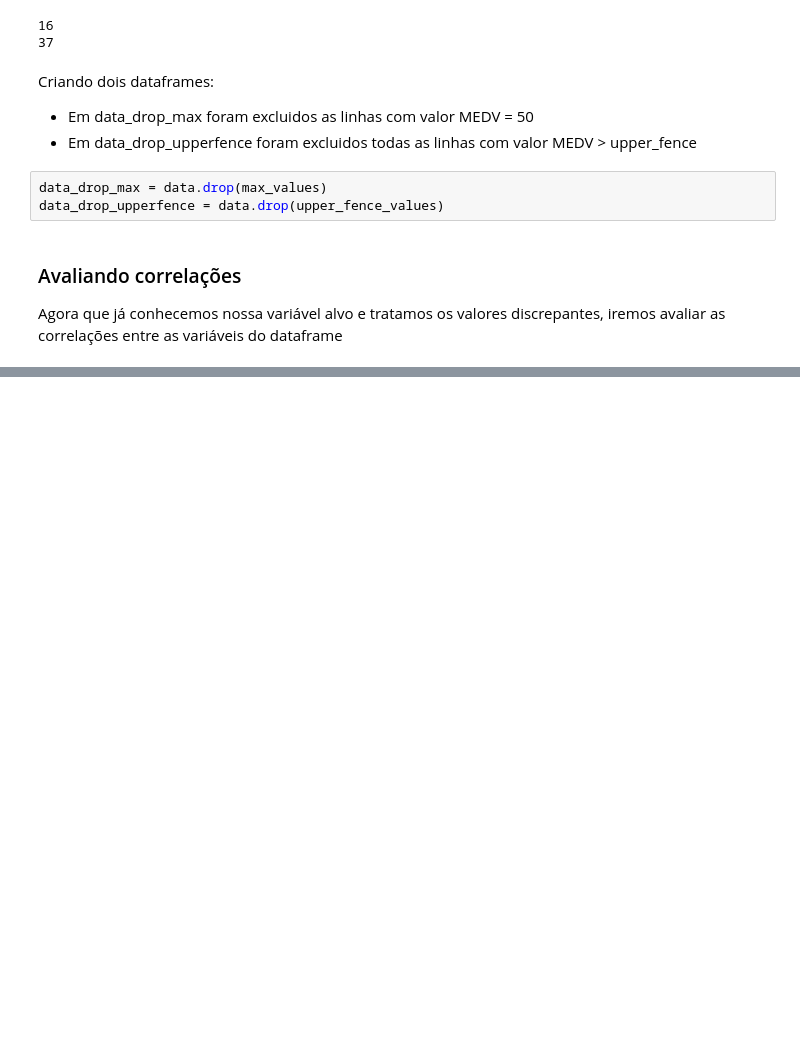
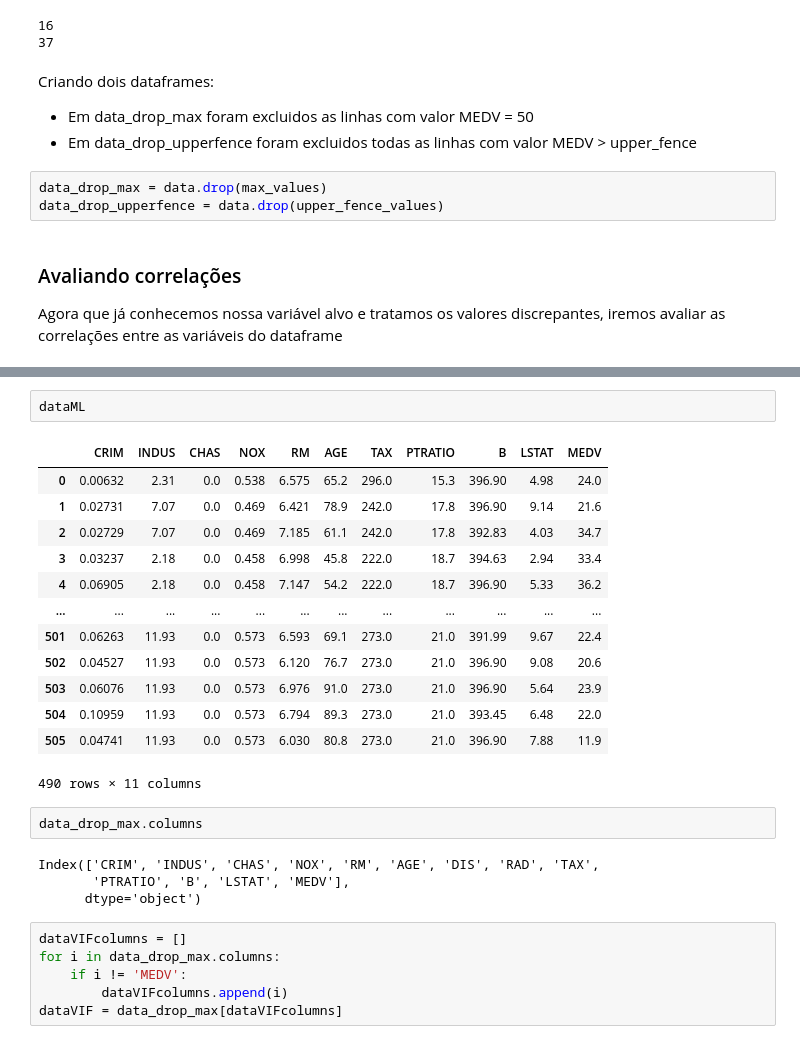
Before and after one commit to DaniloGR91/Semana_DataScience_MinerandoDados, a Jupyter notebook: data_analysis.ipynb, the cells around one changed output, grey strips where cells are left out. Drawn from its saved outputs; the diff is of its cells as text; blank space fills up the shorter version.

```diff
--- a/data_analysis.ipynb
+++ b/data_analysis.ipynb
@@ -160,0 +197,28 @@ Agora que já conhecemos nossa variável alvo e tratamos os valores discrepantes
+# %%
+dataML
+# %% [output]
+|  | CRIM | INDUS | CHAS | NOX | RM | AGE | TAX | PTRATIO | B | LSTAT | MEDV |
+| 0 | 0.00632 | 2.31 | 0.0 | 0.538 | 6.575 | 65.2 | 296.0 | 15.3 | 396.90 | 4.98 | 24.0 |
+| 1 | 0.02731 | 7.07 | 0.0 | 0.469 | 6.421 | 78.9 | 242.0 | 17.8 | 396.90 | 9.14 | 21.6 |
+| 2 | 0.02729 | 7.07 | 0.0 | 0.469 | 7.185 | 61.1 | 242.0 | 17.8 | 392.83 | 4.03 | 34.7 |
+| 3 | 0.03237 | 2.18 | 0.0 | 0.458 | 6.998 | 45.8 | 222.0 | 18.7 | 394.63 | 2.94 | 33.4 |
+| 4 | 0.06905 | 2.18 | 0.0 | 0.458 | 7.147 | 54.2 | 222.0 | 18.7 | 396.90 | 5.33 | 36.2 |
+| ... | ... | ... | ... | ... | ... | ... | ... | ... | ... | ... | ... |
+| 501 | 0.06263 | 11.93 | 0.0 | 0.573 | 6.593 | 69.1 | 273.0 | 21.0 | 391.99 | 9.67 | 22.4 |
+| 502 | 0.04527 | 11.93 | 0.0 | 0.573 | 6.120 | 76.7 | 273.0 | 21.0 | 396.90 | 9.08 | 20.6 |
+| 503 | 0.06076 | 11.93 | 0.0 | 0.573 | 6.976 | 91.0 | 273.0 | 21.0 | 396.90 | 5.64 | 23.9 |
+| 504 | 0.10959 | 11.93 | 0.0 | 0.573 | 6.794 | 89.3 | 273.0 | 21.0 | 393.45 | 6.48 | 22.0 |
+| 505 | 0.04741 | 11.93 | 0.0 | 0.573 | 6.030 | 80.8 | 273.0 | 21.0 | 396.90 | 7.88 | 11.9 |
+490 rows × 11 columns
+# %%
+data_drop_max.columns
+# %% [output]
+Index(['CRIM', 'INDUS', 'CHAS', 'NOX', 'RM', 'AGE', 'DIS', 'RAD', 'TAX',
+       'PTRATIO', 'B', 'LSTAT', 'MEDV'],
+      dtype='object')
+# %%
+dataVIFcolumns = []
+for i in data_drop_max.columns:
+    if i != 'MEDV':
+        dataVIFcolumns.append(i)
+dataVIF = data_drop_max[dataVIFcolumns]
```
Also changed, not shown: parts of 13 cells of this notebook.
